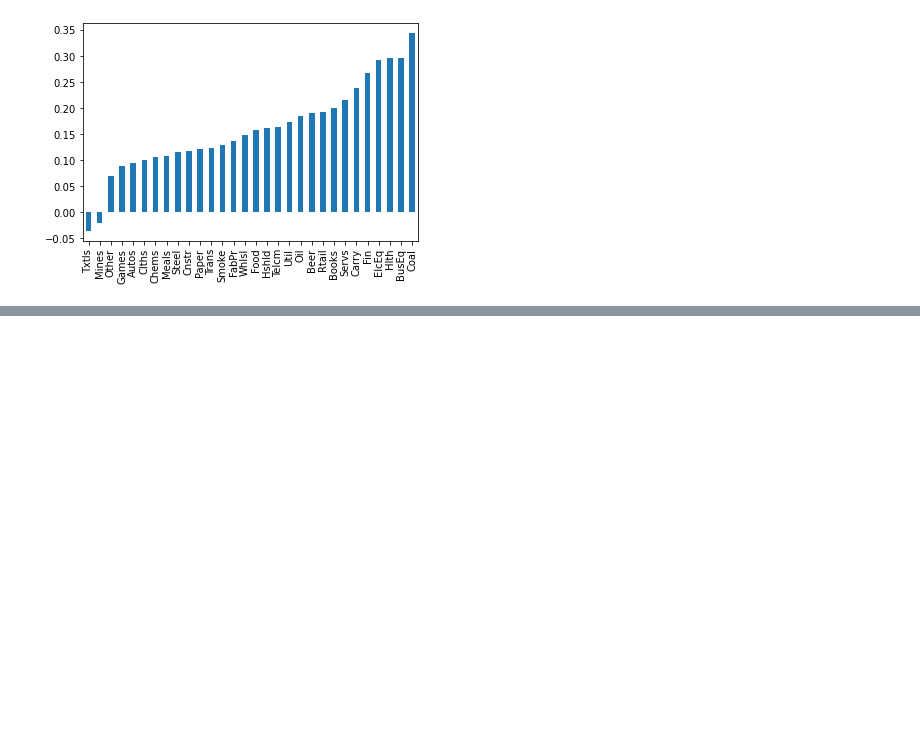
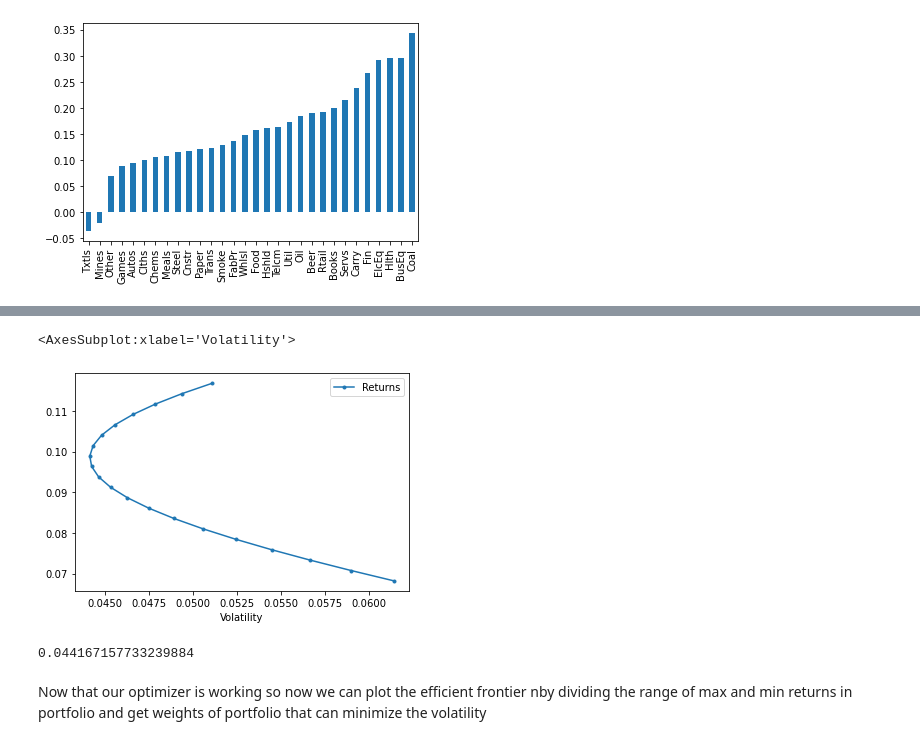
Before and after one commit to wasp182/Portfolio-Construction-using-Risk-Return-Analysis-, a Jupyter notebook: Efficient Frontier Analysis.ipynb, the cells around one changed output, grey strips where cells are left out. Drawn from its saved outputs; the diff is of its cells as text; code cells hidden in the pictures; blank space fills up the shorter version.

```diff
--- a/Efficient Frontier Analysis.ipynb
+++ b/Efficient Frontier Analysis.ipynb
@@ -122,0 +246,15 @@ er.sort_values().plot.bar()
+# %%
+l= ["Food","Games"]
+rk.plot_ef2(20,er[l],cov.loc[l,l])
+# %% [output]
+<AxesSubplot:xlabel='Volatility'>
+[figure, added]
+# %%
+weights = rk.minimize_vol(0.1,er[l],cov.loc[l,l])
+rk.portfolio_vol(weights,cov.loc[l,l])
+
+# this matches the 0.045 roughly in the graph
+# %% [output]
+0.044167157733239884
+# %% [markdown]
+Now that our optimizer is working so now we can plot the efficient frontier nby dividing the range of max and min returns in portfolio and get weights of portfolio that can minimize the volatility
```
Also changed, not shown: parts of 12 cells of this notebook, 2 other files.
